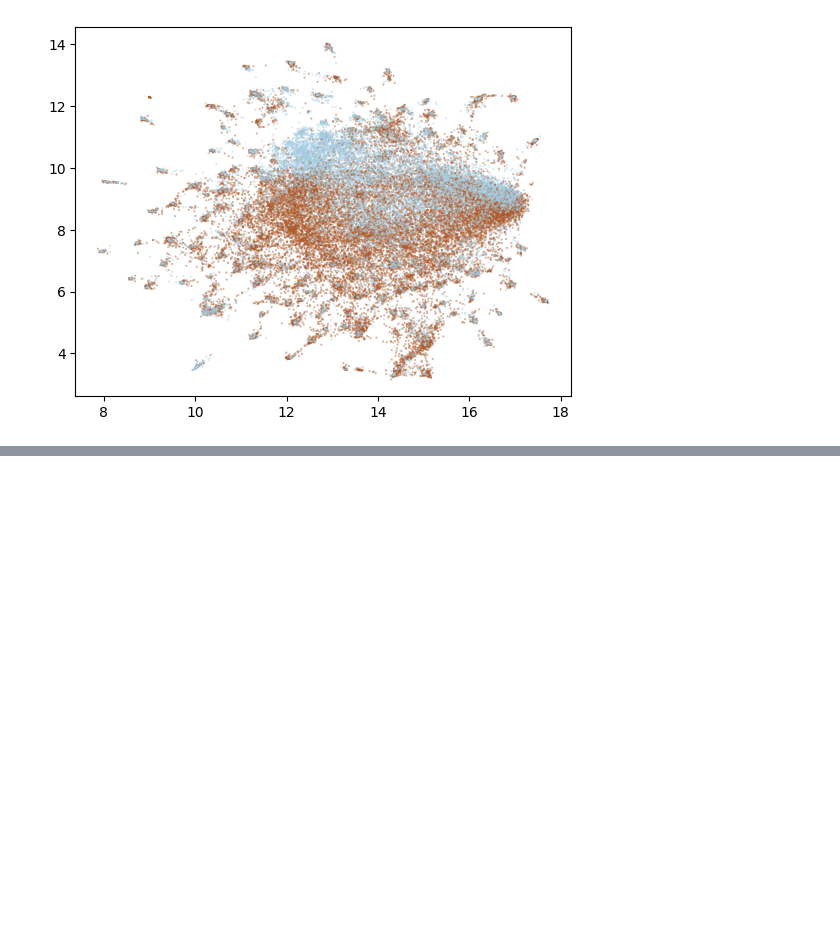
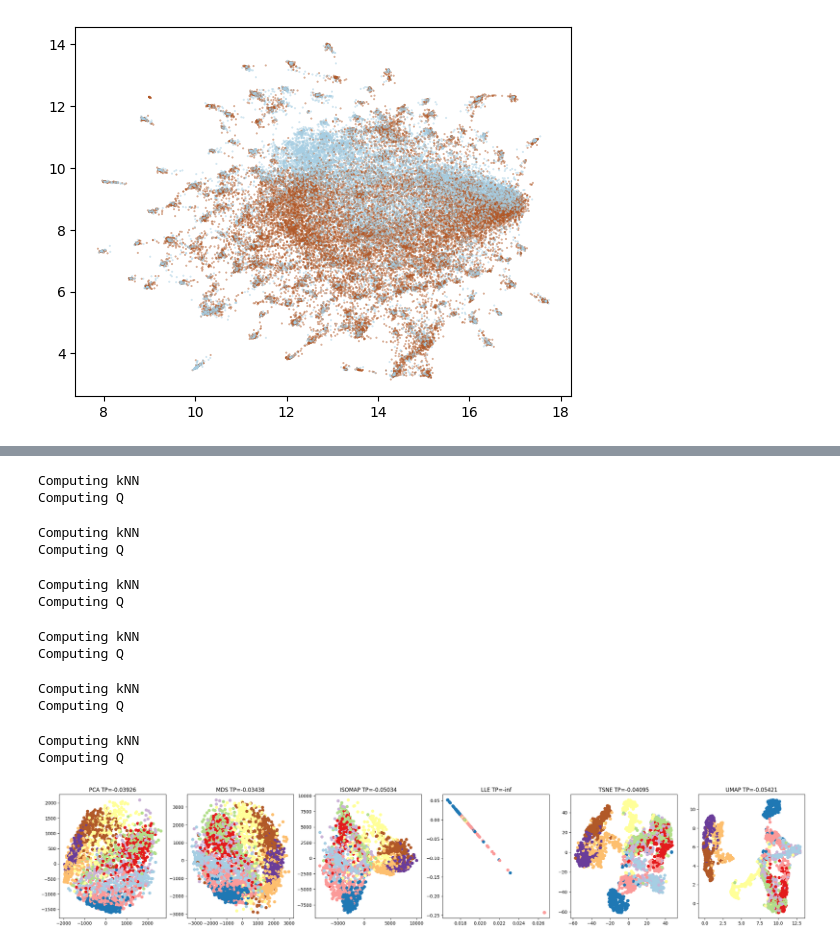
Before and after one commit to Kpure1000/OOS-DR-Benchmark, a Jupyter notebook: projection_test.ipynb, the cells around one changed output, grey strips where cells are left out. Drawn from its saved outputs; the diff is of its cells as text; code cells hidden in the pictures; blank space fills up the shorter version.

```diff
--- a/projection_test.ipynb
+++ b/projection_test.ipynb
@@ -713,0 +792,69 @@ plt.scatter(proj[:, 0], proj[:, 1], c=y, cmap='Paired', s=1, marker='.', alpha=0
+# %%
+import matplotlib.pyplot as plt
+from sklearn.decomposition import PCA
+from sklearn.manifold import TSNE, MDS, Isomap, LocallyLinearEmbedding
+from umap import UMAP
+import h5py as h5
+
+with h5.File('datasets/truth/fashionMNIST_4200.h5', 'r') as f:
+    X_train = np.array(f['E']['X0'])
+    y_train = np.array(f['E']['y0'])
+    X_test = np.array(f['O']['X0'])
+    y_test = np.array(f['O']['y0'])
+
+X = X_train
+y = y_train
+
+fig = plt.figure(figsize=(12 * 2.5, 2 * 2.5))
+
+plot = fig.add_subplot(161)
+proj = PCA(n_components=2).fit_transform(X)
+tp = topographic_product(X, proj)
+plot.scatter(proj[:, 0], proj[:, 1], c=y, cmap='Paired')
+plot.set_title(f"PCA TP={tp:.5f}")
+
+plot = fig.add_subplot(162)
+proj = MDS(n_components=2, normalized_stress='auto').fit_transform(X)
+tp = topographic_product(X, proj)
+plot.scatter(proj[:, 0], proj[:, 1], c=y, cmap='Paired')
+plot.set_title(f"MDS TP={tp:.5f}")
+
+plot = fig.add_subplot(163)
+proj = Isomap(n_components=2).fit_transform(X)
+tp = topographic_product(X, proj)
+plot.scatter(proj[:, 0], proj[:, 1], c=y, cmap='Paired')
+plot.set_title(f"ISOMAP TP={tp:.5f}")
+
+plot = fig.add_subplot(164)
+proj = LocallyLinearEmbedding(n_components=2).fit_transform(X)
+tp = topographic_product(X, proj)
+plot.scatter(proj[:, 0], proj[:, 1], c=y, cmap='Paired')
+plot.set_title(f"LLE TP={tp:.5f}")
+
+plot = fig.add_subplot(165)
+proj = TSNE(n_components=2).fit_transform(X)
+tp = topographic_product(X, proj)
+plot.scatter(proj[:, 0], proj[:, 1], c=y, cmap='Paired')
+plot.set_title(f"TSNE TP={tp:.5f}")
+
+plot = fig.add_subplot(166)
+proj = UMAP(n_components=2).fit_transform(X)
+tp = topographic_product(X, proj)
+plot.scatter(proj[:, 0], proj[:, 1], c=y, cmap='Paired')
+plot.set_title(f"UMAP TP={tp:.5f}")
+
+fig.savefig("TP.png", dpi=400)
+# %% [output]
+Computing kNN
+Computing Q
+Computing kNN
+Computing Q
+Computing kNN
+Computing Q
+Computing kNN
+Computing Q
+Computing kNN
+Computing Q
+Computing kNN
+Computing Q
+[figure, added]
```
Also changed, not shown: parts of 4 cells of this notebook, 3 other files.
